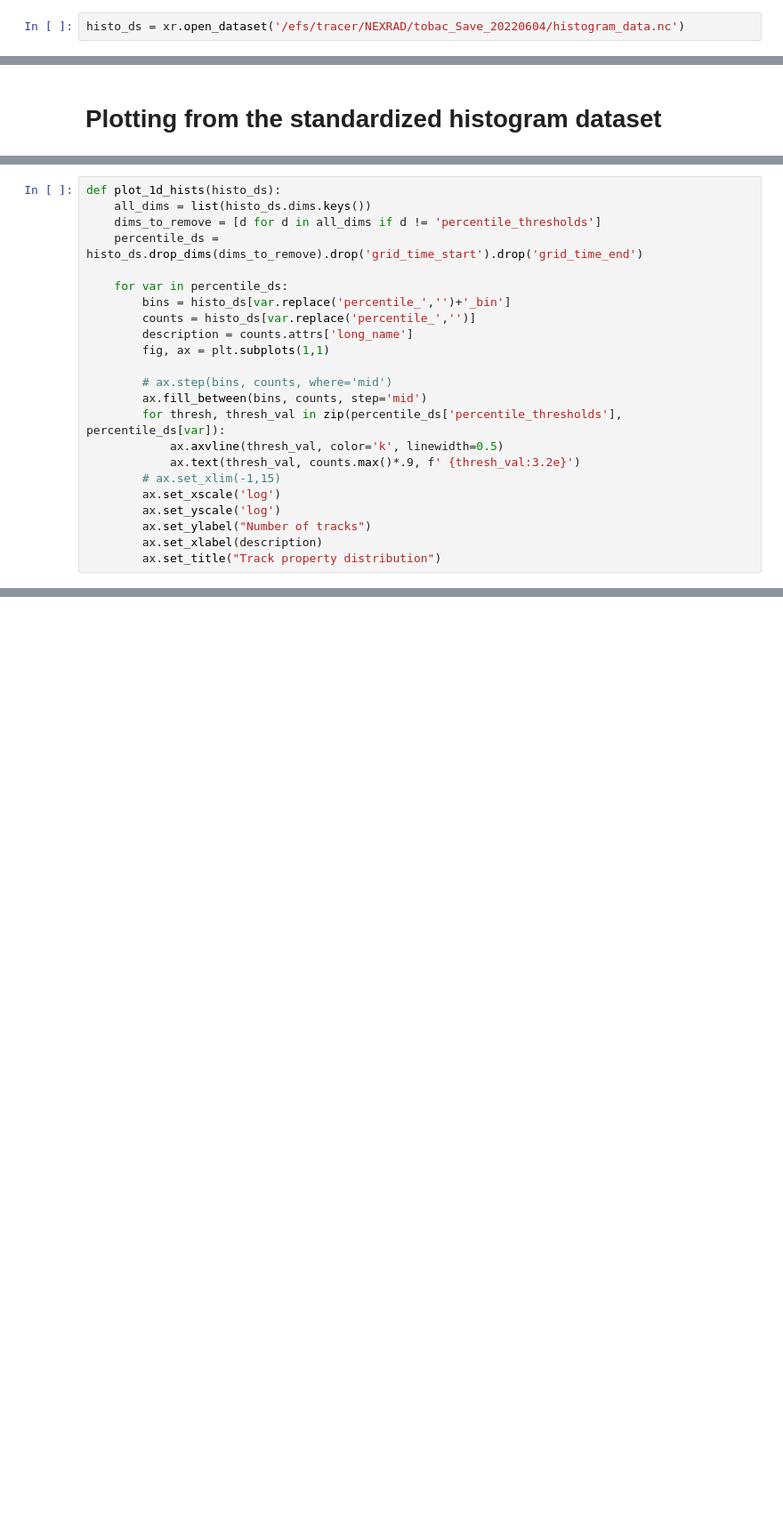
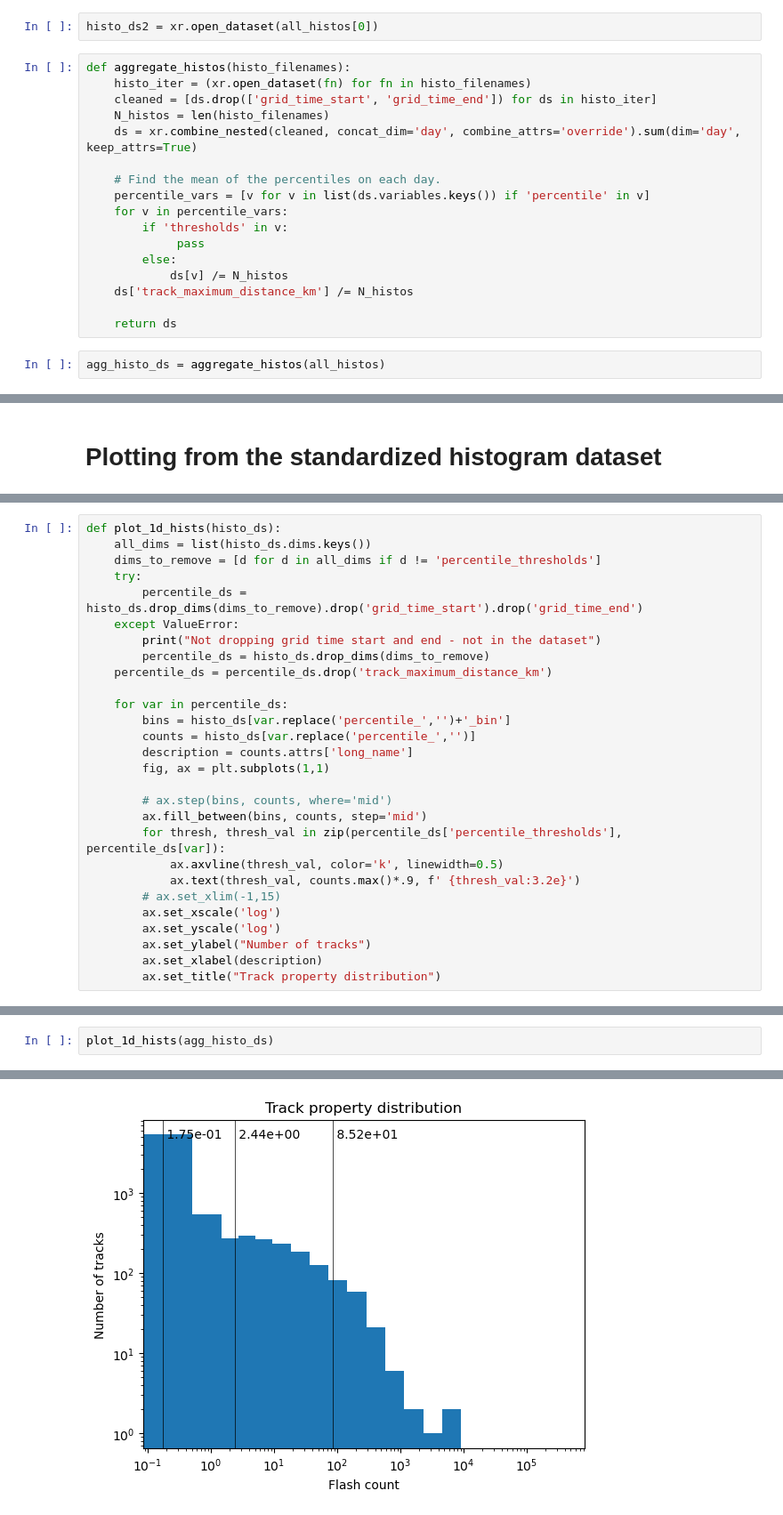
Before and after one commit to deeplycloudy/TRACER-PAWS-NEXRAD-LMA, a Jupyter notebook: notebooks/plot_track_histograms.ipynb, the cells around one changed output, grey strips where cells are left out. Shown at 89% size. Saved outputs shown, nothing was run; the diff lists cells and outputs as text; blank space fills up the shorter version.

Commit message:
Updated timeseries and track stats scripts, notebooks

```diff
--- a/notebooks/plot_track_histograms.ipynb
+++ b/notebooks/plot_track_histograms.ipynb
@@ -10,2 +31,21 @@ from functools import partial
 # %%
-histo_ds = xr.open_dataset('/efs/tracer/NEXRAD/tobac_Save_20220604/histogram_data.nc')
+histo_ds2 = xr.open_dataset(all_histos[0])
+# %%
+def aggregate_histos(histo_filenames):
+    histo_iter = (xr.open_dataset(fn) for fn in histo_filenames)
+    cleaned = [ds.drop(['grid_time_start', 'grid_time_end']) for ds in histo_iter]
+    N_histos = len(histo_filenames)
+    ds = xr.combine_nested(cleaned, concat_dim='day', combine_attrs='override').sum(dim='day', keep_attrs=True)
+
+    # Find the mean of the percentiles on each day.
+    percentile_vars = [v for v in list(ds.variables.keys()) if 'percentile' in v]
+    for v in percentile_vars:
+        if 'thresholds' in v:
+             pass
+        else:
+            ds[v] /= N_histos
+    ds['track_maximum_distance_km'] /= N_histos
+
+    return ds
+# %%
+agg_histo_ds = aggregate_histos(all_histos)
@@ -15,7 +93,12 @@ histo_ds = xr.open_dataset('/efs/tracer/NEXRAD/tobac_Save_20220604/histogram_dat
 def plot_1d_hists(histo_ds):
     all_dims = list(histo_ds.dims.keys())
     dims_to_remove = [d for d in all_dims if d != 'percentile_thresholds']
-    percentile_ds = histo_ds.drop_dims(dims_to_remove).drop('grid_time_start').drop('grid_time_end')
+    try:
+        percentile_ds = histo_ds.drop_dims(dims_to_remove).drop('grid_time_start').drop('grid_time_end')
+    except ValueError:
+        print("Not dropping grid time start and end - not in the dataset")
+        percentile_ds = histo_ds.drop_dims(dims_to_remove)
+    percentile_ds = percentile_ds.drop('track_maximum_distance_km')
 
     for var in percentile_ds:
         bins = histo_ds[var.replace('percentile_','')+'_bin']
@@ -53,0 +120,3 @@ posx and posy should be finite values
+# %%
+plot_1d_hists(agg_histo_ds)
+# %% [output]
@@ -53,0 +124 @@ posx and posy should be finite values
+[figure, added]
```
Also changed, not shown: parts of 15 cells of this notebook, 3 other files.
